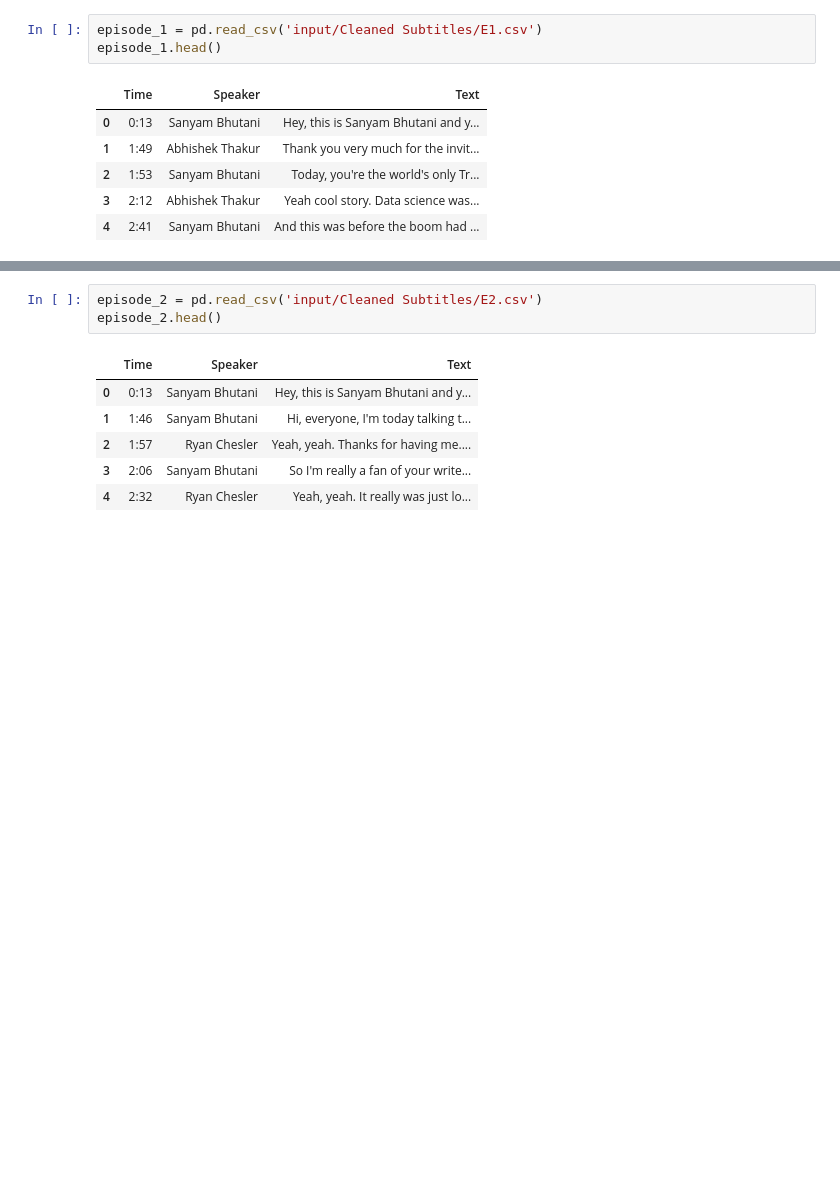
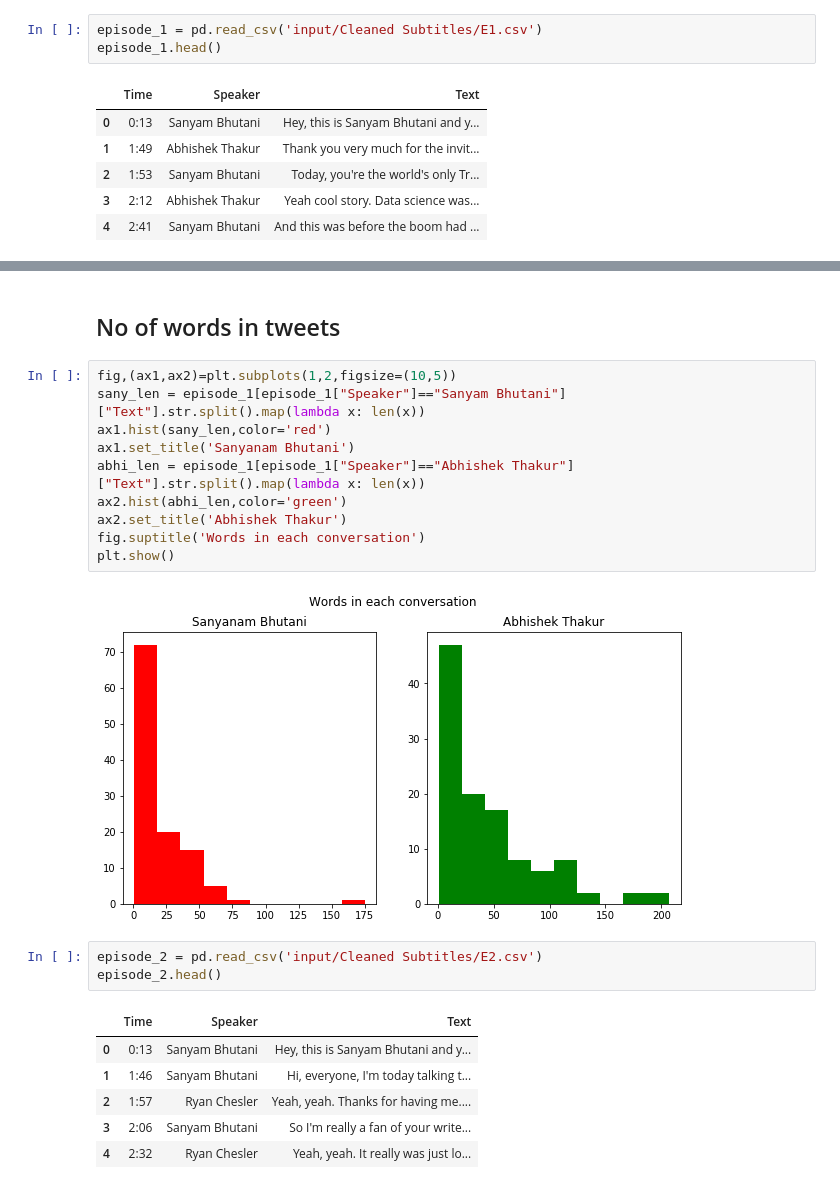
Before and after one commit to kurianbenoy/CTD-show-Data-Analysis, a Jupyter notebook: 2-understanding_interviewer.ipynb, the cells around one changed output, grey strips where cells are left out. Cells and saved outputs as stored; diff of their text form; blank space fills up the shorter version.

```diff
--- a/2-understanding_interviewer.ipynb
+++ b/2-understanding_interviewer.ipynb
@@ -145,3 +161,17 @@ episode_1.head()
+# %% [markdown]
+## No of words in tweets
+# %%
+fig,(ax1,ax2)=plt.subplots(1,2,figsize=(10,5))
+sany_len = episode_1[episode_1["Speaker"]=="Sanyam Bhutani"]["Text"].str.split().map(lambda x: len(x))
+ax1.hist(sany_len,color='red')
+ax1.set_title('Sanyanam Bhutani')
+abhi_len = episode_1[episode_1["Speaker"]=="Abhishek Thakur"]["Text"].str.split().map(lambda x: len(x))
+ax2.hist(abhi_len,color='green')
+ax2.set_title('Abhishek Thakur')
+fig.suptitle('Words in each conversation')
+plt.show()
+# %% [output]
+[figure, added]
 # %%
 episode_2 = pd.read_csv('input/Cleaned Subtitles/E2.csv')
 episode_2.head()
```
Also changed, not shown: parts of 8 cells of this notebook.
